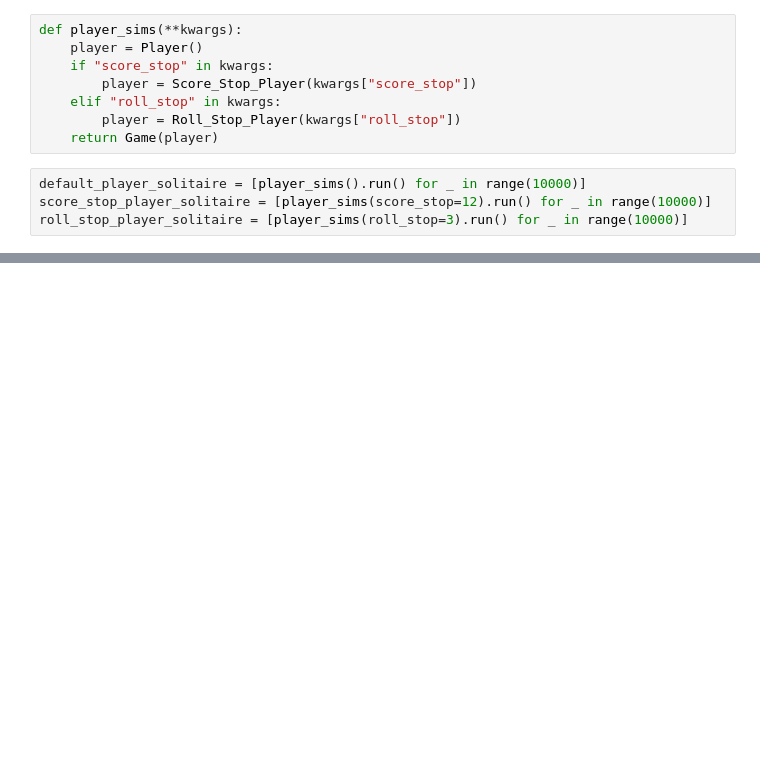
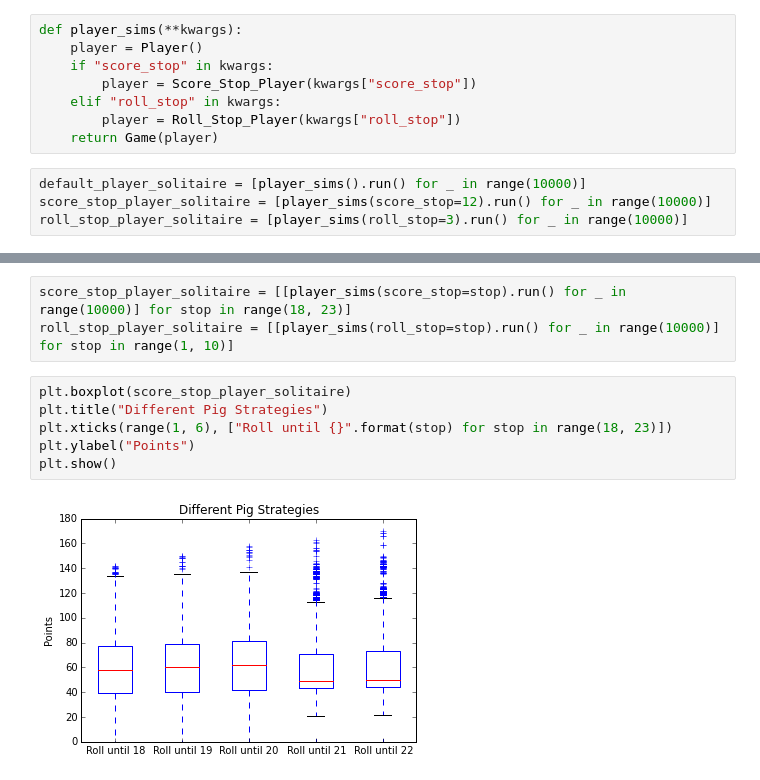
Before and after one commit to pjpassa/utimate-pig, a Jupyter notebook: Ultimate_Pig_Analysis.ipynb, the cells around one changed output, grey strips where cells are left out. Saved outputs shown, nothing was run; the diff lists cells and outputs as text; blank space fills up the shorter version.

```diff
--- a/Ultimate_Pig_Analysis.ipynb
+++ b/Ultimate_Pig_Analysis.ipynb
@@ -48,0 +47,11 @@ plt.show()
+# %%
+score_stop_player_solitaire = [[player_sims(score_stop=stop).run() for _ in range(10000)] for stop in range(18, 23)]
+roll_stop_player_solitaire = [[player_sims(roll_stop=stop).run() for _ in range(10000)] for stop in range(1, 10)]
+# %%
+plt.boxplot(score_stop_player_solitaire)
+plt.title("Different Pig Strategies")
+plt.xticks(range(1, 6), ["Roll until {}".format(stop) for stop in range(18, 23)])
+plt.ylabel("Points")
+plt.show()
+# %% [output]
+[figure, added]
```
Also changed, not shown: parts of 44 cells of this notebook, 2 other files.
